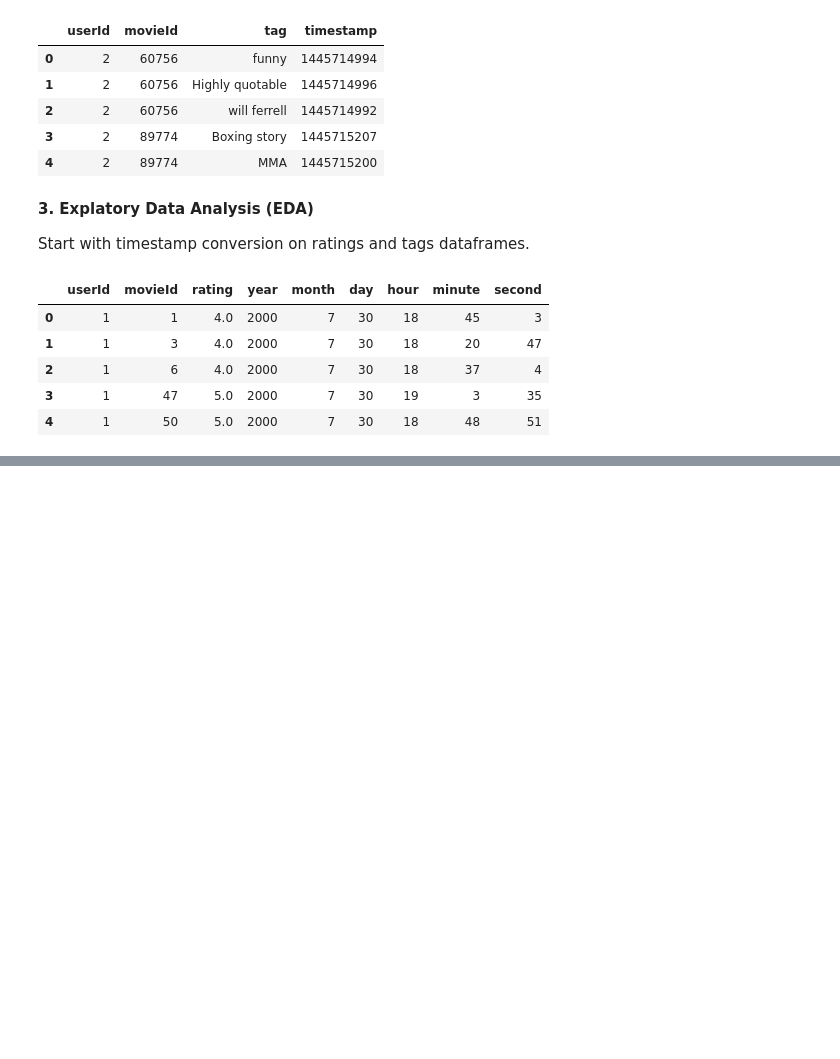
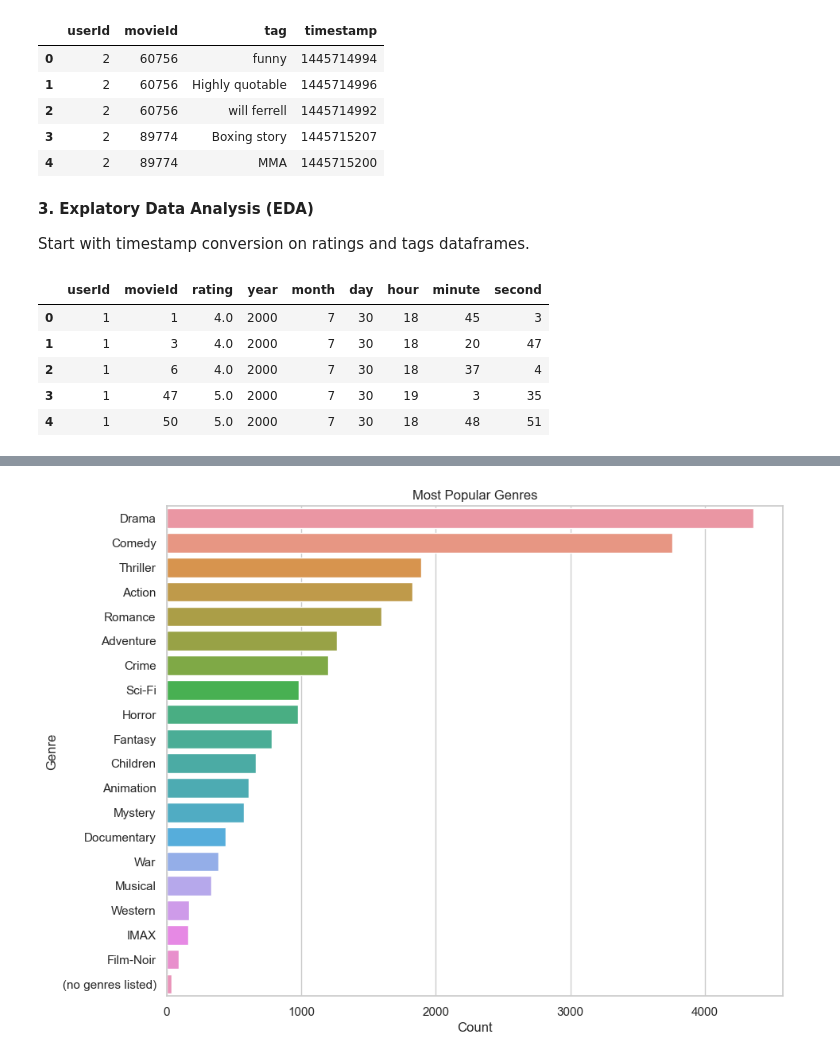
Before and after one commit to DavidGathimbaM/Movie_Recommendation_System, a Jupyter notebook: Index.ipynb, the cells around one changed output, grey strips where cells are left out. Drawn from its saved outputs; the diff is of its cells as text; code cells hidden in the pictures; blank space fills up the shorter version.

```diff
--- a/Index.ipynb
+++ b/Index.ipynb
@@ -172,0 +135,7 @@ tags_df.head()
+# %%
+movies_df['genres'] = movies_df['genres'].str.split('|')
+movies_df = movies_df.explode('genres')
+
+print('Total no. of genres:', movies_df.genres.nunique())
+print(movies_df.genres.value_counts())
+movies_df.head()
@@ -172,0 +243,12 @@ tags_df.head()
+# %%
+genres = (movies_df['genres'])
+
+# Plot the most popular genres
+plt.figure(figsize=(10, 8))
+sns.countplot(y=genres, order=genres.value_counts().index)
+plt.title('Most Popular Genres')
+plt.xlabel('Count')
+plt.ylabel('Genre')
+plt.show()
+# %% [output]
+[figure, added]
```
Also changed, not shown: parts of 13 cells of this notebook.
